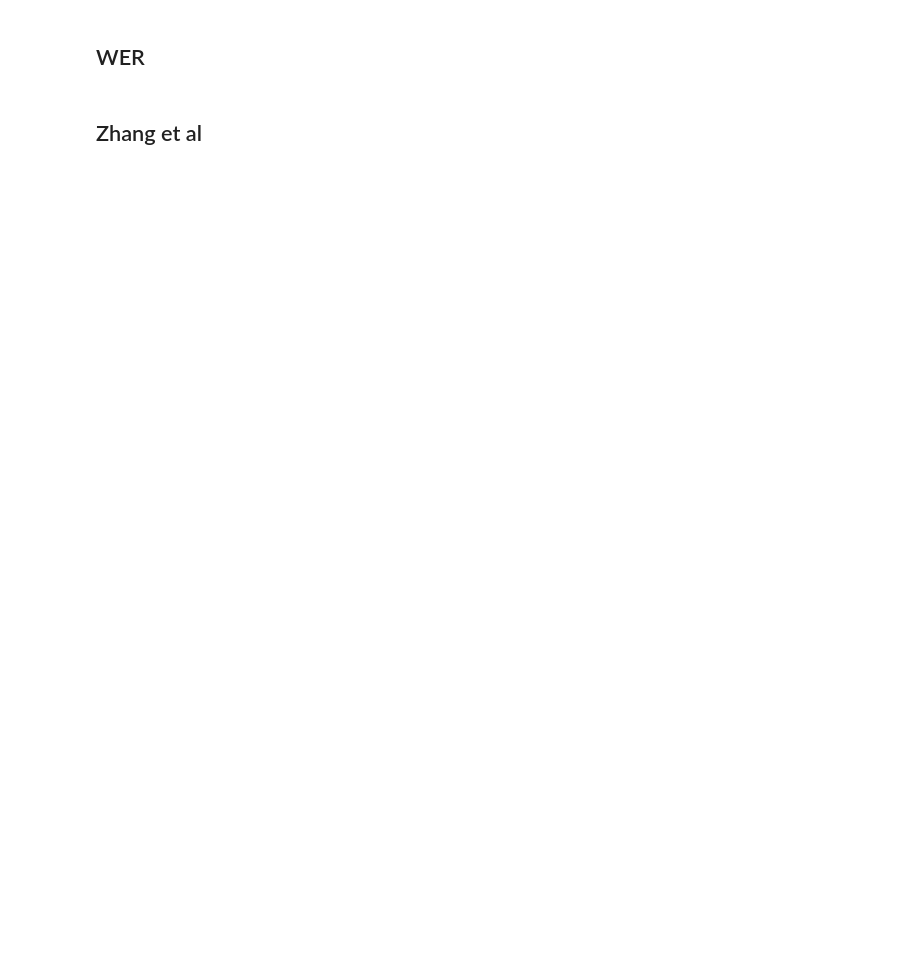
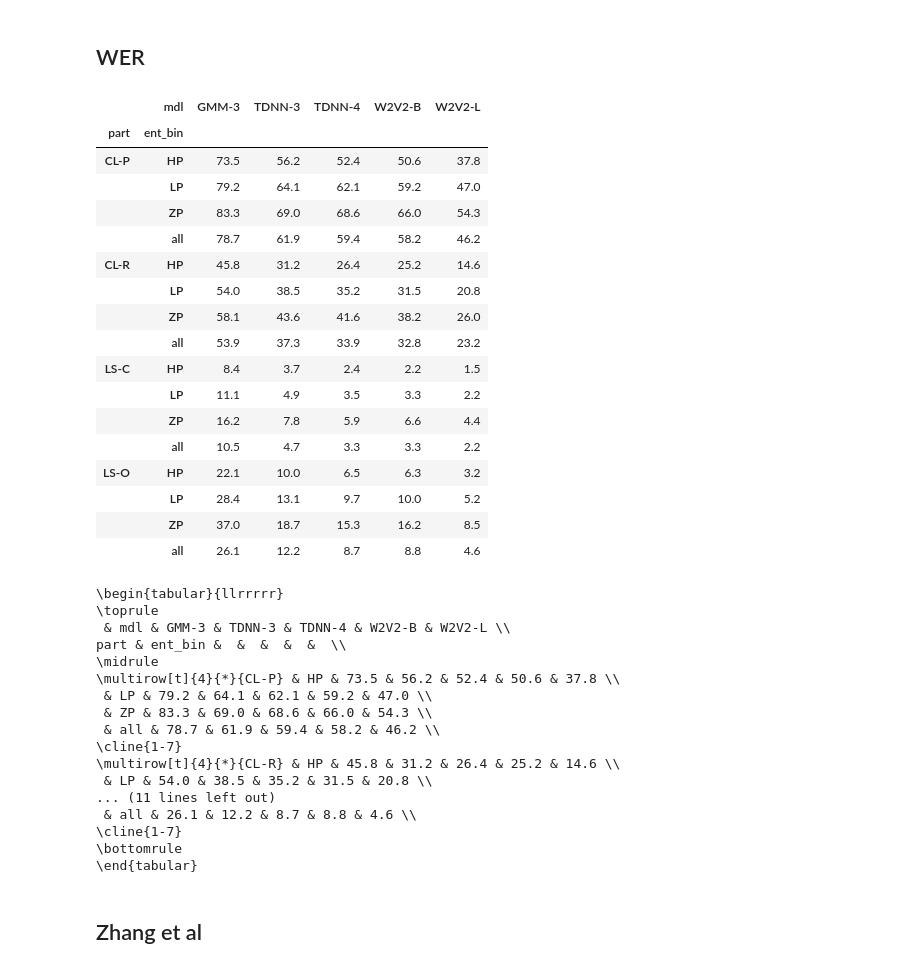
Before and after one commit to sdrobert/kaldi-boothroyd, a Jupyter notebook: egs/librispeech/s5/local/analysis.ipynb, the cells around one changed output. Drawn from its saved outputs; the diff is of its cells as text; code cells hidden in the pictures; blank space fills up the shorter version.

```diff
--- a/egs/librispeech/s5/local/analysis.ipynb
+++ b/egs/librispeech/s5/local/analysis.ipynb
@@ -41,7 +41,7 @@ MID_MARGIN_SIZE_PX = int(MID_MARGIN_SIZE_MM * MM_TO_IN * IN_TO_PX)
 
 DOUBLE_COL_SIZE_PX = COL_SIZE_PX * 2 + MID_MARGIN_SIZE_PX
 
-FONT_SIZE = 9
+FONT_SIZE = 8
 FONT_FAMILY = "Times New Roman"
 FONT = dict(size=FONT_SIZE, family=FONT_FAMILY)
 
@@ -51,20 +51,38 @@ P_I = "<i>p<sub>i</sub></i>"
 P_C = "<i>p<sub>c</sub></i>"
 H_I = "<i>H<sub>i</sub></i>"
 H_C = "<i>H<sub>c</sub></i>"
+H_Y = "<i>H<sub>y</sub></i>"
 
 MDL_LATLM_RESLM2RENAME = {
     'wav2vec2-large-960h-lv60_null_null': 'W2V2-L',
     'wav2vec2-base-960h_null_null': 'W2V2-B',
     'tdnn_1d_sp_tgsmall_tgsmall': 'TDNN-3',
     'tdnn_1d_sp_tgsmall_fglarge': 'TDNN-4',
+    # 'tdnn_1d_sp_tgsmall_rnnlm_lstm_1a': 'TDNN-R',
     'tri6b_tgsmall_tgsmall': 'GMM-3',
 }
+MDL_RENAMES = tuple(MDL_LATLM_RESLM2RENAME.values())
 
 PERPLM2RENAME = {
-    'tgsmall': 'Pruned 3-gram',
+    'tgsmall': '3-gram',
     'fglarge': '4-gram',
     'rnnlm_lstm_1a': 'RNN',
 }
+PERPLM_RENAMES = tuple(PERPLM2RENAME.values())
+
+PART2RENAME = {
+    'PRV': 'CL-P',
+    'ROC': 'CL-R',
+    'dev-other': 'LS-O',
+    'dev-clean': 'LS-C',
+}
+PART_RENAMES = tuple(PART2RENAME.values())
+
+PERPLM = BINLM = 'rnnlm_lstm_1a'
+BIN_QUANT_LOWER = POWER = 0.05
+BIN_QUANT_UPPER = 0.95
+BIN_PART = 'dev-clean'
+BIN_NAMES = ('HP', 'LP', 'ZP')  # order in ascending ent
 
 def format_fig_path(prefix : str, **kwargs) -> str:
     pth = f"{FIGS}/{prefix}"
@@ -90,6 +108,11 @@ display(text_df.head())
 print("perp_df contents")
 perp_df = read_perps_as_df()
 perp_df = perp_df.merge(text_df[['utt', 'len']], on='utt')
+bin_bounds = bin_series(perp_df.loc[(perp_df['perplm'] == BINLM) & (perp_df['part'] == BIN_PART), 'ent'], len(BIN_NAMES), lower_quant=BIN_QUANT_LOWER, upper_quant=BIN_QUANT_UPPER, by_rank=False)[1]
+ent_bin = bin_series(perp_df['ent'], bin_bounds, by_rank=False, fmt="{:.01f}")[0]
+bin_cats = dict(zip(ent_bin.dtype.categories, BIN_NAMES))
+print(bin_cats)
+perp_df = perp_df.assign(ent_bin=ent_bin.map(bin_cats))
 display(perp_df.head())
 
 print("wer_df contents")
@@ -264,3 +199,56 @@ fig.show()
+# %%
+df = perp_df.loc[perp_df['perplm'] == PERPLM].merge(uttwer_df.loc[np.isinf(uttwer_df['snr'])], on=['utt', 'part', 'len'])
+
+df['mdl'] = (df['mdl'] + '_' + df['latlm'] + '_' + df['reslm']).map(MDL_LATLM_RESLM2RENAME)
+df['part'] = df['part'].map(PART2RENAME)
+
+df = agg_mean_by_lens(df, 'len', 'wer',  ['part', 'mdl', 'ent_bin'])
+df_all = wer_df.loc[np.isinf(wer_df['snr'])].copy()
+df_all['ent_bin'] = 'all'
+df_all['mdl'] = (df_all['mdl'] + '_' + df_all['latlm'] + '_' + df_all['reslm']).map(MDL_LATLM_RESLM2RENAME)
+df_all['part'] = df_all['part'].map(PART2RENAME)
+df = pd.concat([df, df_all])[['part', 'mdl', 'ent_bin', 'wer']]
+df = df.dropna()
+
+df = (df.pivot(values='wer', index=['part', 'ent_bin'], columns='mdl') * 100).round(1)
+display(df)
+print(df.to_latex(float_format="{:.01f}".format))
+# %% [output]
+|  | mdl | GMM-3 | TDNN-3 | TDNN-4 | W2V2-B | W2V2-L |
+| part | ent_bin |  |  |  |  |  |
+| CL-P | HP | 73.5 | 56.2 | 52.4 | 50.6 | 37.8 |
+|  | LP | 79.2 | 64.1 | 62.1 | 59.2 | 47.0 |
+|  | ZP | 83.3 | 69.0 | 68.6 | 66.0 | 54.3 |
+|  | all | 78.7 | 61.9 | 59.4 | 58.2 | 46.2 |
+| CL-R | HP | 45.8 | 31.2 | 26.4 | 25.2 | 14.6 |
+|  | LP | 54.0 | 38.5 | 35.2 | 31.5 | 20.8 |
+|  | ZP | 58.1 | 43.6 | 41.6 | 38.2 | 26.0 |
+|  | all | 53.9 | 37.3 | 33.9 | 32.8 | 23.2 |
+| LS-C | HP | 8.4 | 3.7 | 2.4 | 2.2 | 1.5 |
+|  | LP | 11.1 | 4.9 | 3.5 | 3.3 | 2.2 |
+|  | ZP | 16.2 | 7.8 | 5.9 | 6.6 | 4.4 |
+|  | all | 10.5 | 4.7 | 3.3 | 3.3 | 2.2 |
+| LS-O | HP | 22.1 | 10.0 | 6.5 | 6.3 | 3.2 |
+|  | LP | 28.4 | 13.1 | 9.7 | 10.0 | 5.2 |
+|  | ZP | 37.0 | 18.7 | 15.3 | 16.2 | 8.5 |
+|  | all | 26.1 | 12.2 | 8.7 | 8.8 | 4.6 |
+\begin{tabular}{llrrrrr}
+\toprule
+ & mdl & GMM-3 & TDNN-3 & TDNN-4 & W2V2-B & W2V2-L \\
+part & ent_bin &  &  &  &  &  \\
+\midrule
+\multirow[t]{4}{*}{CL-P} & HP & 73.5 & 56.2 & 52.4 & 50.6 & 37.8 \\
+ & LP & 79.2 & 64.1 & 62.1 & 59.2 & 47.0 \\
+ & ZP & 83.3 & 69.0 & 68.6 & 66.0 & 54.3 \\
+ & all & 78.7 & 61.9 & 59.4 & 58.2 & 46.2 \\
+\cline{1-7}
+\multirow[t]{4}{*}{CL-R} & HP & 45.8 & 31.2 & 26.4 & 25.2 & 14.6 \\
+ & LP & 54.0 & 38.5 & 35.2 & 31.5 & 20.8 \\
+... (11 lines left out)
+ & all & 26.1 & 12.2 & 8.7 & 8.8 & 4.6 \\
+\cline{1-7}
+\bottomrule
+\end{tabular}
 # %% [markdown]
 ## Zhang et al
 # %%
```
Also changed, not shown: parts of 15 cells of this notebook, 14 other files.
